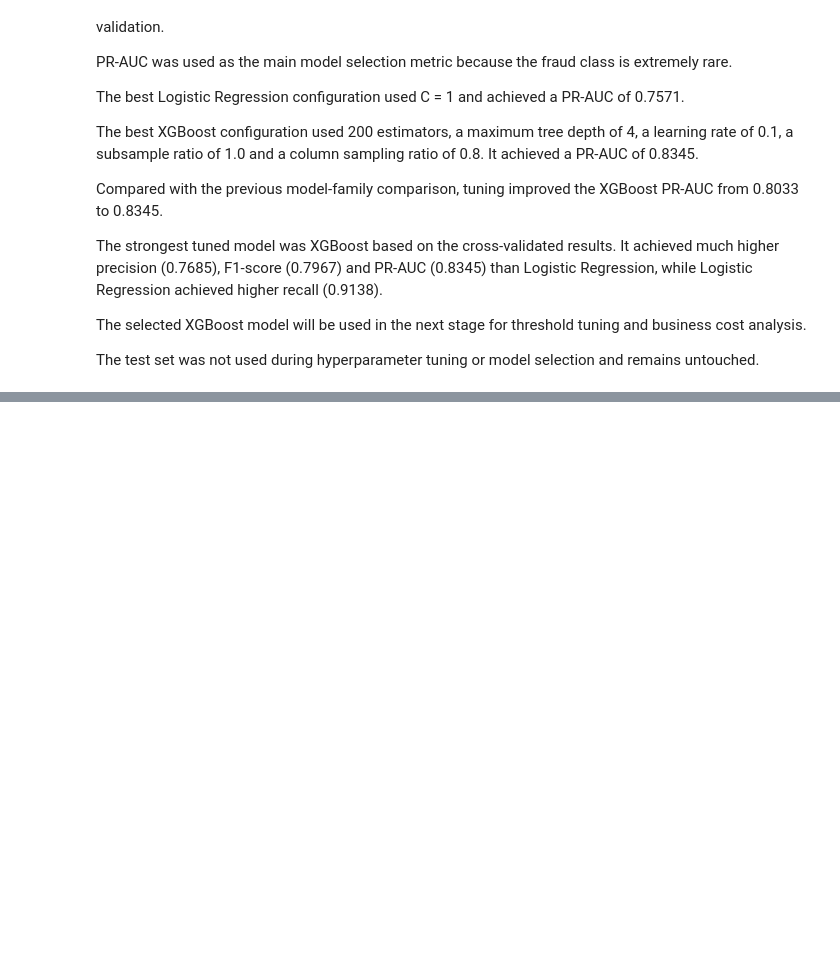
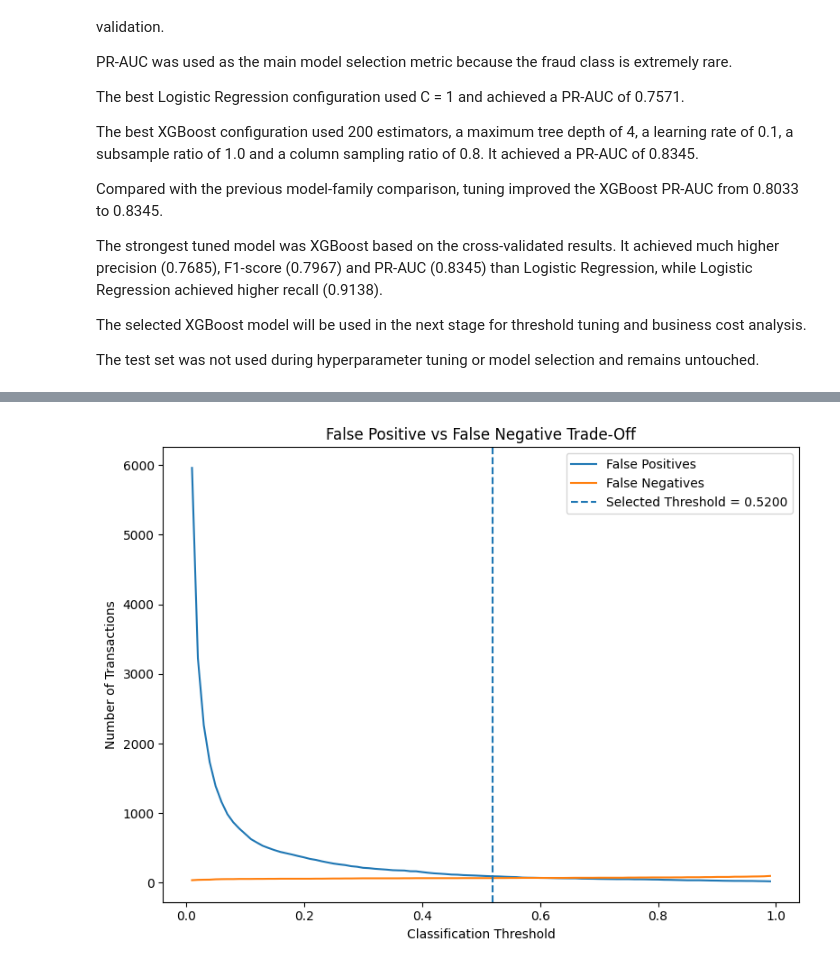
Before and after one commit to francisparwez/credit-card-fraud-detection, a Jupyter notebook: notebooks/01_credit_card_fraud_detection.ipynb, the cells around one changed output, grey strips where cells are left out. Cells and saved outputs as stored; diff of their text form; code cells hidden in the pictures; blank space fills up the shorter version.

```diff
--- a/notebooks/01_credit_card_fraud_detection.ipynb
+++ b/notebooks/01_credit_card_fraud_detection.ipynb
@@ -1387,0 +1700,36 @@ The test set was not used during hyperparameter tuning or model selection and re
+# %%
+plt.figure(figsize=(8, 6))
+
+plt.plot(
+    threshold_results["Threshold"],
+    threshold_results["False Positives"],
+    label="False Positives"
+)
+
+plt.plot(
+    threshold_results["Threshold"],
+    threshold_results["False Negatives"],
+    label="False Negatives"
+)
+
+plt.axvline(
+    best_threshold,
+    linestyle="--",
+    label=f"Selected Threshold = {best_threshold:.4f}"
+)
+
+plt.xlabel("Classification Threshold")
+plt.ylabel("Number of Transactions")
+plt.title("False Positive vs False Negative Trade-Off")
+plt.legend()
+plt.tight_layout()
+
+plt.savefig(
+    "../images/11_false_positive_false_negative_tradeoff.png",
+    dpi=300,
+    bbox_inches="tight"
+)
+
+plt.show()
+# %% [output]
+[figure, added]
```
Also changed, not shown: parts of 34 cells of this notebook, 5 other files.
